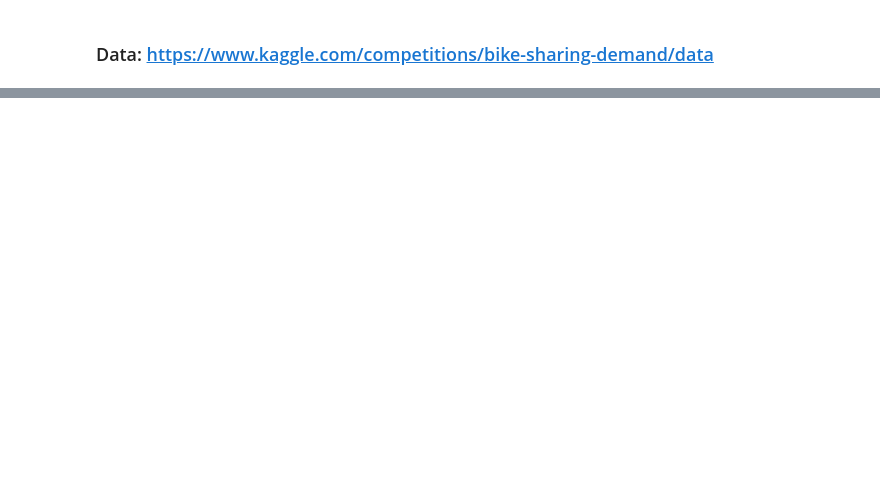
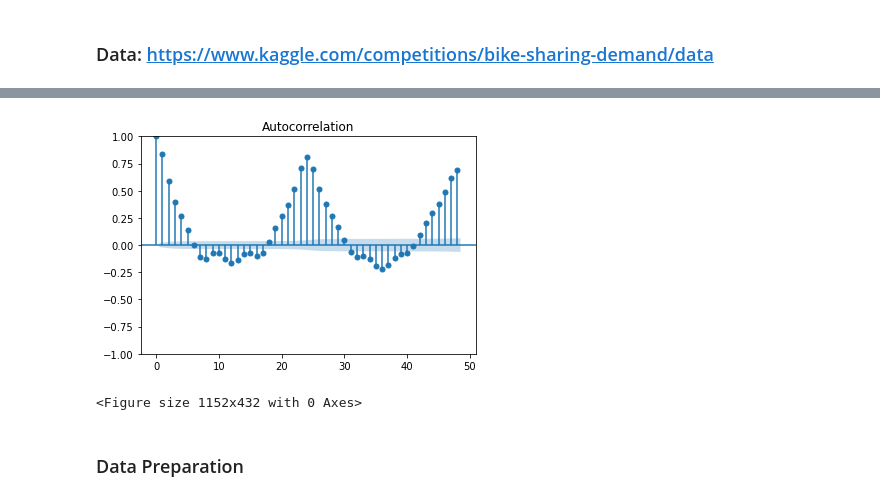
Before and after one commit to ldselvera/bike-sharing-demand-forecast, a Jupyter notebook: bike_share__demand_forecast.ipynb, the cells around one changed output, grey strips where cells are left out. Cells and saved outputs as stored; diff of their text form; code cells hidden in the pictures; blank space fills up the shorter version.

```diff
--- a/bike_share__demand_forecast.ipynb
+++ b/bike_share__demand_forecast.ipynb
@@ -16,0 +104,9 @@ from sklearn.metrics import mean_absolute_error
+# %%
+plot_acf(df['count'].values, lags=48)
+fig = plt.figure(figsize=(16,6))
+plt.show()
+# %% [output]
+[figure, added]
+<Figure size 1152x432 with 0 Axes>
+# %% [markdown]
+### Data Preparation
```
Also changed, not shown: parts of 25 cells of this notebook.
